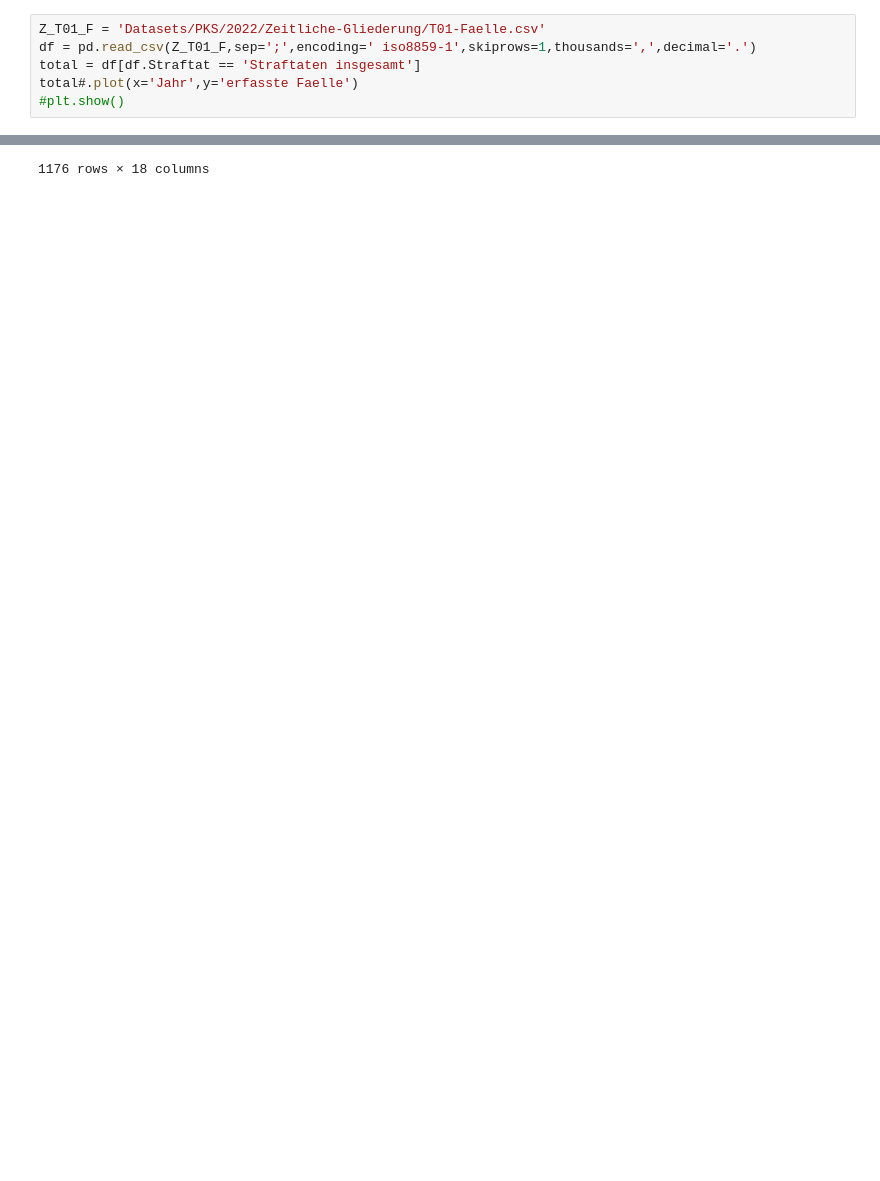
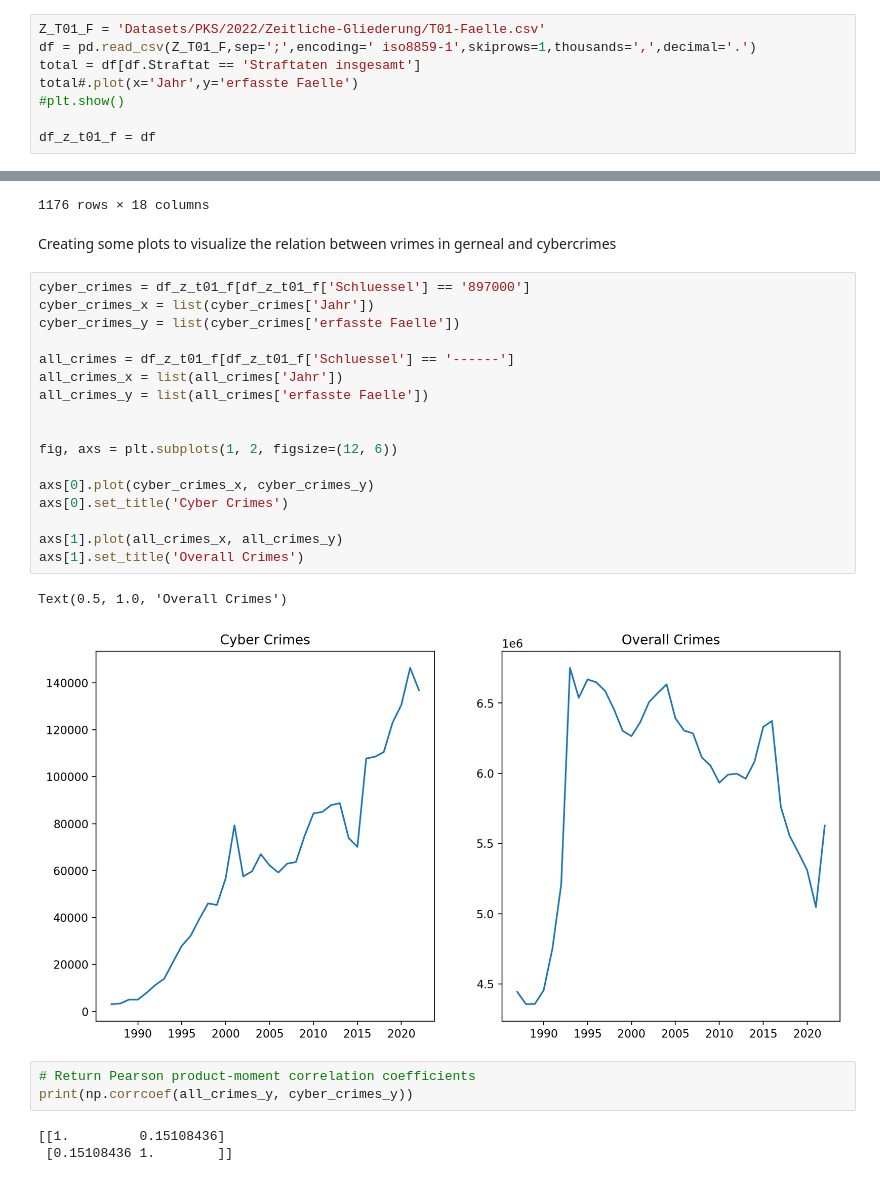
Before and after one commit to LukaslWeber/DataLit-Crime-Project, a Jupyter notebook: exploraton.ipynb, the cells around one changed output, grey strips where cells are left out. Saved outputs shown, nothing was run; the diff lists cells and outputs as text; blank space fills up the shorter version.

Commit message:
Some visualization

```diff
--- a/exploraton.ipynb
+++ b/exploraton.ipynb
@@ -122,3 +122,5 @@ df = pd.read_csv(Z_T01_F,sep=';',encoding=' iso8859-1',skiprows=1,thousands=',',
 total = df[df.Straftat == 'Straftaten insgesamt']
 total#.plot(x='Jahr',y='erfasste Faelle')
 #plt.show()
+
+df_z_t01_f = df
@@ -224,3 +208,31 @@ data[2021]['BU-F-08'] # error for 2022 due to different file structure
 | 1174 | 973090 | Sonstige Betäubungsmittel | 17.984 | 1703 | 1759 | 1816 | 1588 | 1508 | 1494 | ... |
 | 1175 | 973172 | Crystal -Methamphetamin in krista... | 9.498 | 1039 | 899 | 1032 | 868 | 874 | 854 | ... |
 1176 rows × 18 columns
+# %% [markdown]
+Creating some plots to visualize the relation between vrimes in gerneal and cybercrimes
+# %%
+cyber_crimes = df_z_t01_f[df_z_t01_f['Schluessel'] == '897000']
+cyber_crimes_x = list(cyber_crimes['Jahr'])
+cyber_crimes_y = list(cyber_crimes['erfasste Faelle'])
+
+all_crimes = df_z_t01_f[df_z_t01_f['Schluessel'] == '------']
+all_crimes_x = list(all_crimes['Jahr'])
+all_crimes_y = list(all_crimes['erfasste Faelle'])
+
+
+fig, axs = plt.subplots(1, 2, figsize=(12, 6))
+
+axs[0].plot(cyber_crimes_x, cyber_crimes_y)
+axs[0].set_title('Cyber Crimes')
+
+axs[1].plot(all_crimes_x, all_crimes_y)
+axs[1].set_title('Overall Crimes')
+# %% [output]
+Text(0.5, 1.0, 'Overall Crimes')
+[figure, added]
+# %%
+# Return Pearson product-moment correlation coefficients
+print(np.corrcoef(all_crimes_y, cyber_crimes_y))
+# %% [output]
+[[1.         0.15108436]
+ [0.15108436 1.        ]]
```
Also changed, not shown: parts of 1 cell of this notebook.
